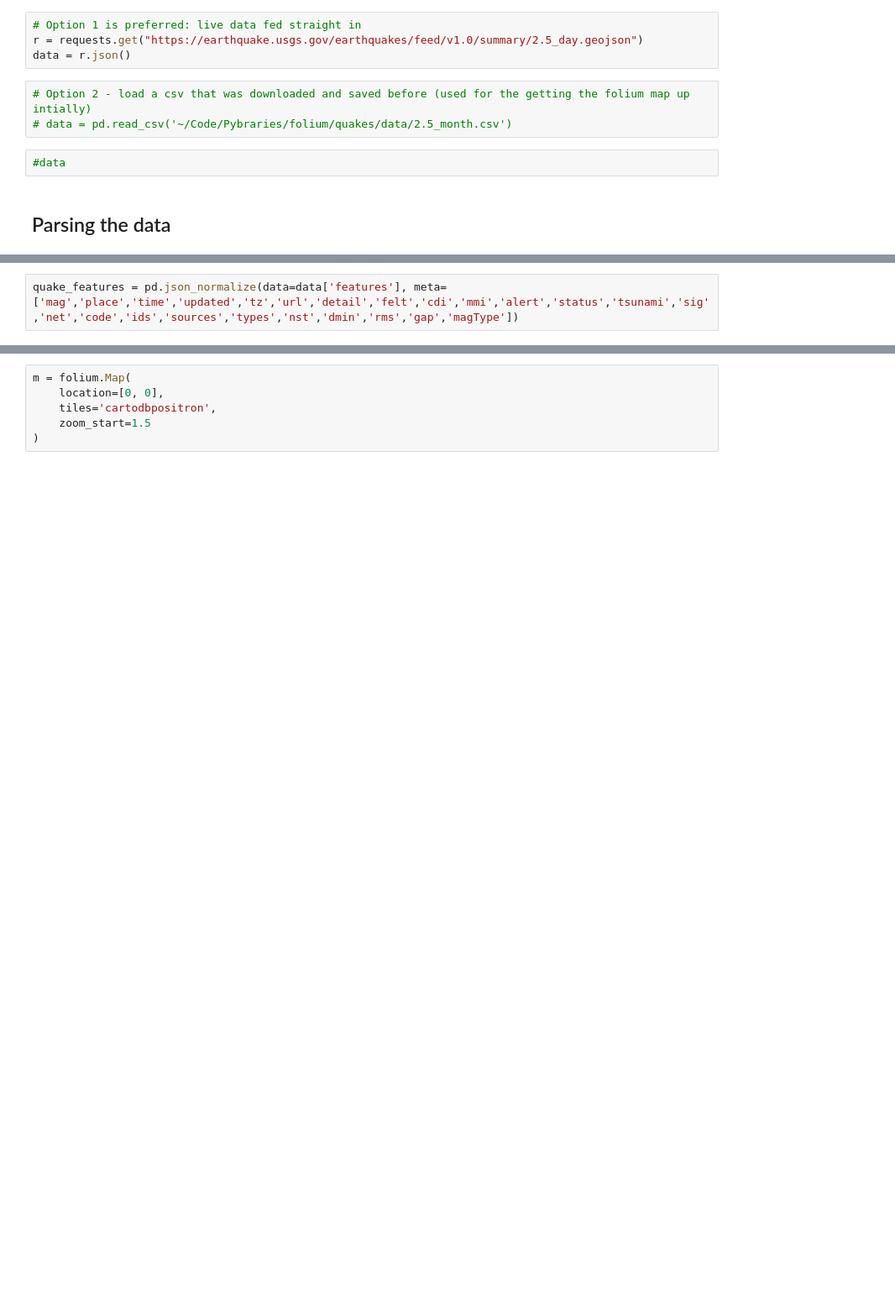
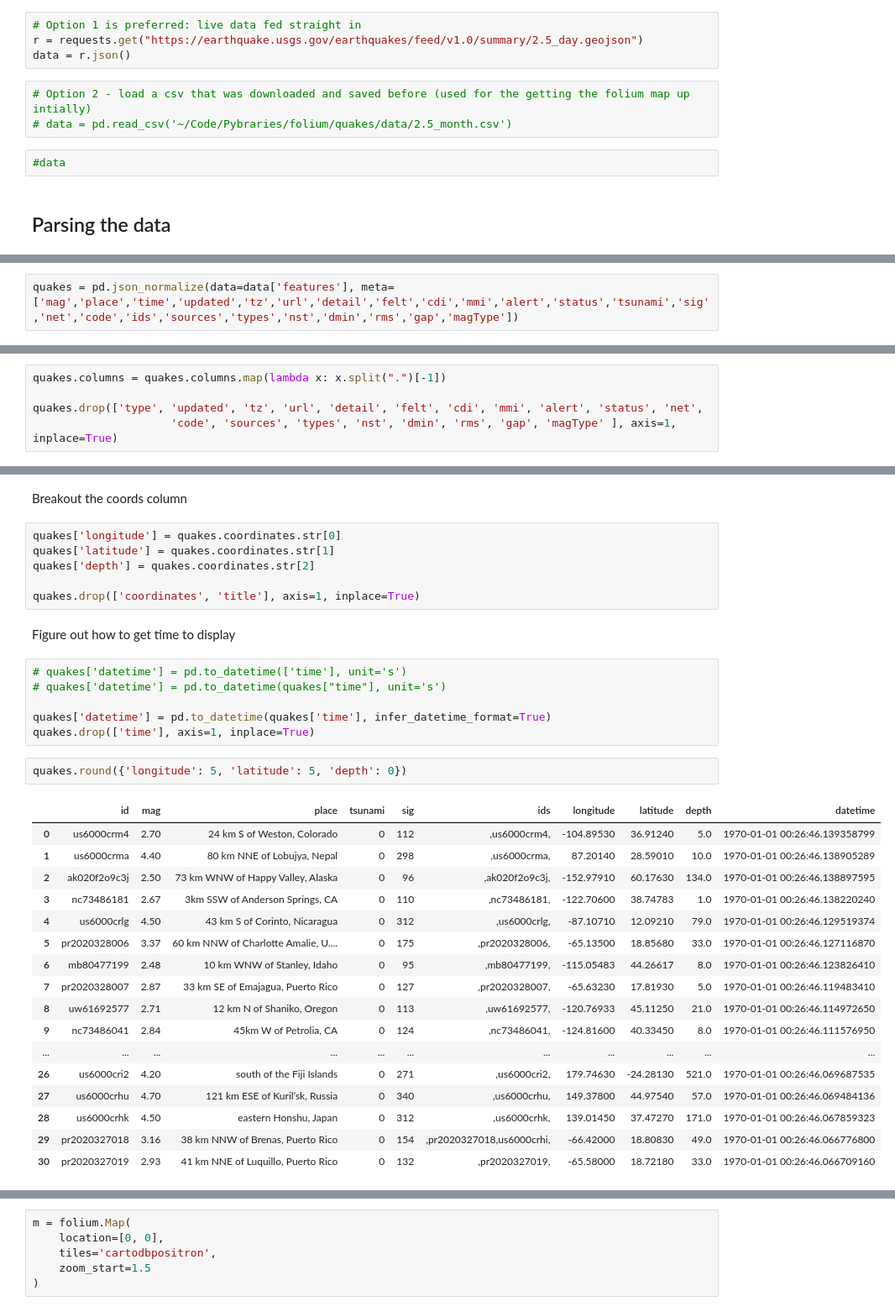
Before and after one commit to hrokr/Pybraries, a Jupyter notebook: folium/quakes/quake.ipynb, the cells around one changed output, grey strips where cells are left out. Shown at 84% size. Drawn from its saved outputs; the diff is of its cells as text; blank space fills up the shorter version.

```diff
--- a/folium/quakes/quake.ipynb
+++ b/folium/quakes/quake.ipynb
@@ -96,2 +96,2 @@ quake_data
 # %%
-quake_features = pd.json_normalize(data=data['features'], meta=['mag','place','time','updated','tz','url','detail','felt','cdi','mmi','alert','status','tsunami','sig','net','code','ids','sources','types','nst','dmin','rms','gap','magType'])
+quakes = pd.json_normalize(data=data['features'], meta=['mag','place','time','updated','tz','url','detail','felt','cdi','mmi','alert','status','tsunami','sig','net','code','ids','sources','types','nst','dmin','rms','gap','magType'])
@@ -124,0 +100,5 @@ df['url'].unique()
+# %%
+quakes.columns = quakes.columns.map(lambda x: x.split(".")[-1])
+
+quakes.drop(['type', 'updated', 'tz', 'url', 'detail', 'felt', 'cdi', 'mmi', 'alert', 'status', 'net',
+                     'code', 'sources', 'types', 'nst', 'dmin', 'rms', 'gap', 'magType' ], axis=1, inplace=True)
@@ -124,0 +112,36 @@ df['url'].unique()
+# %% [markdown]
+Breakout the coords column
+# %%
+quakes['longitude'] = quakes.coordinates.str[0]
+quakes['latitude'] = quakes.coordinates.str[1]
+quakes['depth'] = quakes.coordinates.str[2]
+
+quakes.drop(['coordinates', 'title'], axis=1, inplace=True)
+# %% [markdown]
+Figure out how to get time to display
+# %%
+# quakes['datetime'] = pd.to_datetime(['time'], unit='s')
+# quakes['datetime'] = pd.to_datetime(quakes["time"], unit='s')
+
+quakes['datetime'] = pd.to_datetime(quakes['time'], infer_datetime_format=True)
+quakes.drop(['time'], axis=1, inplace=True)
+# %%
+quakes.round({'longitude': 5, 'latitude': 5, 'depth': 0})
+# %% [output]
+|  | id | mag | place | tsunami | sig | ids | longitude | latitude | depth | datetime |
+| 0 | us6000crm4 | 2.70 | 24 km S of Weston, Colorado | 0 | 112 | ,us6000crm4, | -104.89530 | 36.91240 | 5.0 | 1970-01-01 00:26:46.139358799 |
+| 1 | us6000crma | 4.40 | 80 km NNE of Lobujya, Nepal | 0 | 298 | ,us6000crma, | 87.20140 | 28.59010 | 10.0 | 1970-01-01 00:26:46.138905289 |
+| 2 | ak020f2o9c3j | 2.50 | 73 km WNW of Happy Valley, Alaska | 0 | 96 | ,ak020f2o9c3j, | -152.97910 | 60.17630 | 134.0 | 1970-01-01 00:26:46.138897595 |
+| 3 | nc73486181 | 2.67 | 3km SSW of Anderson Springs, CA | 0 | 110 | ,nc73486181, | -122.70600 | 38.74783 | 1.0 | 1970-01-01 00:26:46.138220240 |
+| 4 | us6000crlg | 4.50 | 43 km S of Corinto, Nicaragua | 0 | 312 | ,us6000crlg, | -87.10710 | 12.09210 | 79.0 | 1970-01-01 00:26:46.129519374 |
+| 5 | pr2020328006 | 3.37 | 60 km NNW of Charlotte Amalie, U.... | 0 | 175 | ,pr2020328006, | -65.13500 | 18.85680 | 33.0 | 1970-01-01 00:26:46.127116870 |
+| 6 | mb80477199 | 2.48 | 10 km WNW of Stanley, Idaho | 0 | 95 | ,mb80477199, | -115.05483 | 44.26617 | 8.0 | 1970-01-01 00:26:46.123826410 |
+| 7 | pr2020328007 | 2.87 | 33 km SE of Emajagua, Puerto Rico | 0 | 127 | ,pr2020328007, | -65.63230 | 17.81930 | 5.0 | 1970-01-01 00:26:46.119483410 |
+| 8 | uw61692577 | 2.71 | 12 km N of Shaniko, Oregon | 0 | 113 | ,uw61692577, | -120.76933 | 45.11250 | 21.0 | 1970-01-01 00:26:46.114972650 |
+| 9 | nc73486041 | 2.84 | 45km W of Petrolia, CA | 0 | 124 | ,nc73486041, | -124.81600 | 40.33450 | 8.0 | 1970-01-01 00:26:46.111576950 |
+| ... | ... | ... | ... | ... | ... | ... | ... | ... | ... | ... |
+| 26 | us6000cri2 | 4.20 | south of the Fiji Islands | 0 | 271 | ,us6000cri2, | 179.74630 | -24.28130 | 521.0 | 1970-01-01 00:26:46.069687535 |
+| 27 | us6000crhu | 4.70 | 121 km ESE of Kuril’sk, Russia | 0 | 340 | ,us6000crhu, | 149.37800 | 44.97540 | 57.0 | 1970-01-01 00:26:46.069484136 |
+| 28 | us6000crhk | 4.50 | eastern Honshu, Japan | 0 | 312 | ,us6000crhk, | 139.01450 | 37.47270 | 171.0 | 1970-01-01 00:26:46.067859323 |
+| 29 | pr2020327018 | 3.16 | 38 km NNW of Brenas, Puerto Rico | 0 | 154 | ,pr2020327018,us6000crhi, | -66.42000 | 18.80830 | 49.0 | 1970-01-01 00:26:46.066776800 |
+| 30 | pr2020327019 | 2.93 | 41 km NNE of Luquillo, Puerto Rico | 0 | 132 | ,pr2020327019, | -65.58000 | 18.72180 | 33.0 | 1970-01-01 00:26:46.066709160 |
```
Also changed, not shown: parts of 9 cells of this notebook.
